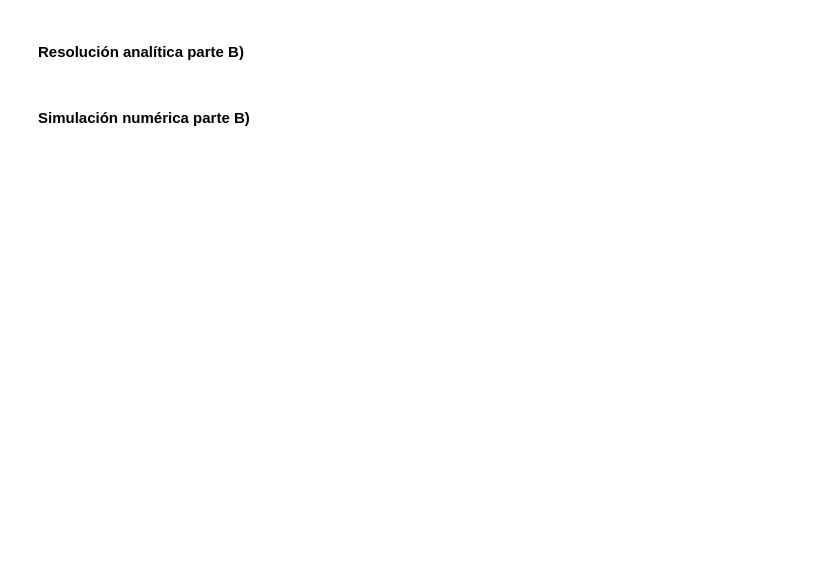
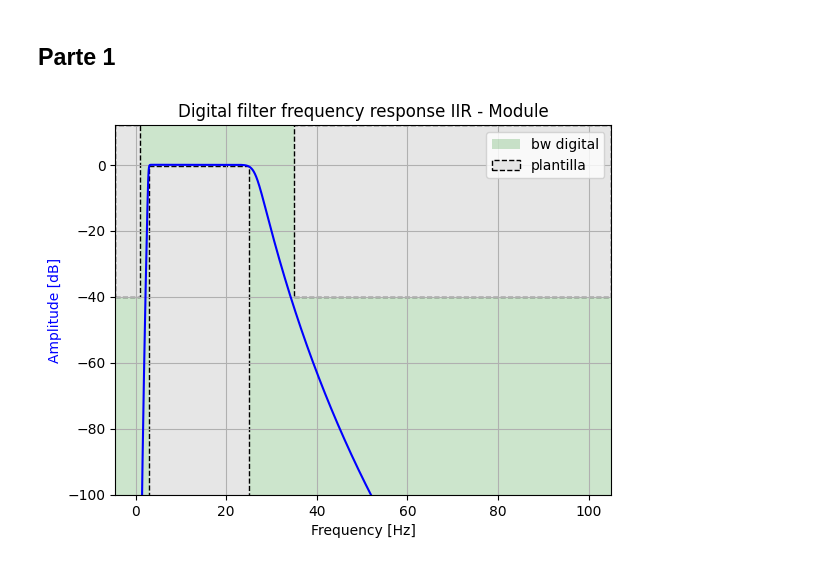
Before and after one commit to tomasalbanesi/TC2, a Jupyter notebook: Trabajos_Semanales/Trabajo_Semanal_8/TS8_Notebook_Albanesi.ipynb, the cells around one changed output. Cells and saved outputs as stored; diff of their text form; code cells hidden in the pictures; blank space fills up the shorter version.

```diff
--- a/Trabajos_Semanales/Trabajo_Semanal_8/TS8_Notebook_Albanesi.ipynb
+++ b/Trabajos_Semanales/Trabajo_Semanal_8/TS8_Notebook_Albanesi.ipynb
@@ -587,4 +8,2 @@ X(z) \cdot Z
-# %% [markdown]
-#### Resolución analítica parte B)
-# %% [markdown]
-#### Simulación numérica parte B)
+# %% [markdown]
+## Parte 1
@@ -590,0 +27,44 @@ X(z) \cdot Z
+# %%
+# Definicion de plantilla y parametros
+
+mat_struct = sio.loadmat('./data/ecg.mat')
+
+ecg_one_lead = mat_struct['ecg_lead']
+ecg_one_lead = ecg_one_lead.flatten()
+cant_muestras = len(ecg_one_lead)
+
+fs = 1000 # Hz
+nyq_frec = fs / 2
+
+# Plantilla
+
+# filter design
+ripple = 0.5 # dB
+atenuacion = 40 # dB
+
+ws1 = 1.0 #Hz
+wp1 = 3 #Hz
+wp2 = 25.0 #Hz
+ws2 = 35.0 #Hz
+
+frecs = np.array([0.0,         ws1,         wp1,     wp2,     ws2,         nyq_frec   ]) / nyq_frec
+gains = np.array([-atenuacion, -atenuacion, -ripple, -ripple, -atenuacion, -atenuacion])
+gains = 10**(gains/20)
+# %%
+# Diseño de filtro IIR
+
+bp_sos_butter = sig.iirdesign(wp = [wp1/nyq_frec, wp2/nyq_frec], ws = [ws1/nyq_frec, ws2/nyq_frec], gpass = 0.5, gstop = 40, analog=False, ftype='butter', output='sos')
+
+frecuencias = np.linspace(0.5, 100, num = 10000)
+
+w, h = sig.sosfreqz(bp_sos_butter, frecuencias, fs = fs)
+
+plt.plot(w, 20 * np.log10(np.abs(h)), 'b')
+plt.title('Digital filter frequency response IIR - Module')
+plt.ylabel('Amplitude [dB]', color='b')
+plt.xlabel('Frequency [Hz]')
+plt.grid()
+
+plot_plantilla(filter_type = 'bandpass', fpass = frecs[[2, 3]]* nyq_frec, ripple = ripple , fstop = frecs[ [1, 4] ]* nyq_frec, attenuation = atenuacion, fs = fs)
+# %% [output]
+[figure, added]
```
Also changed, not shown: parts of 60 cells of this notebook, 2 other files.
